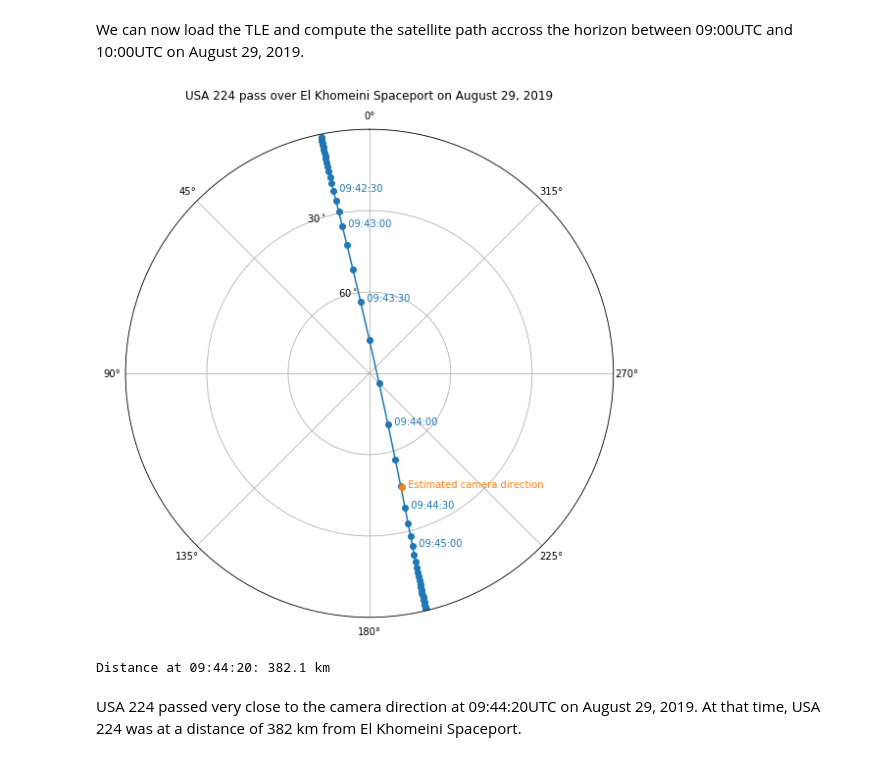
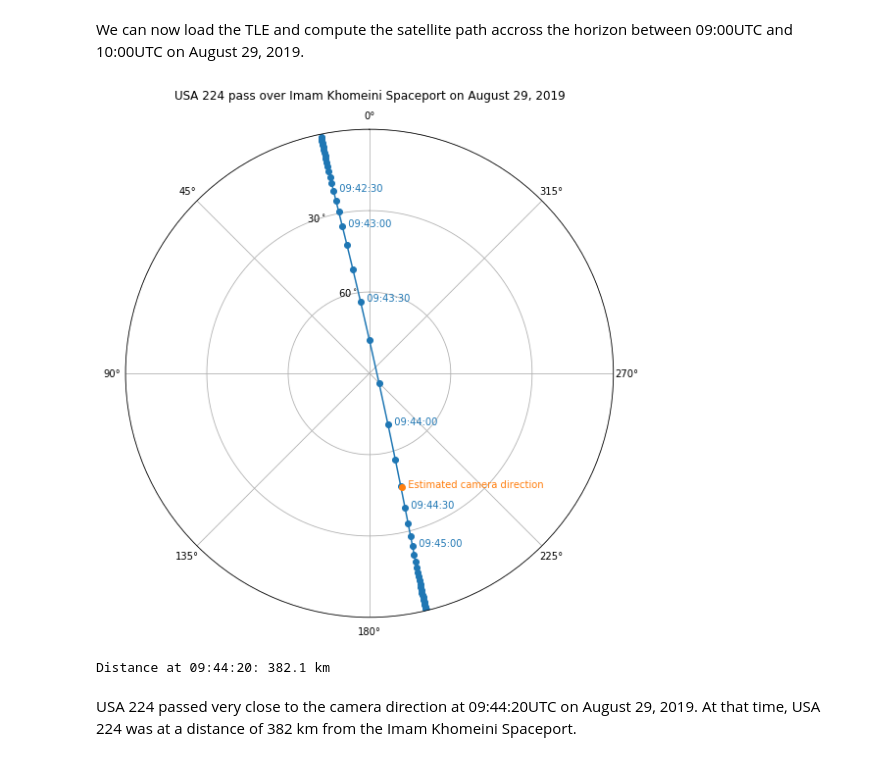
Before and after one commit to cbassa/satellite_analysis, a Jupyter notebook: nahid1_launch_failure_analysis.ipynb, the cells around one changed output. Drawn from its saved outputs; the diff is of its cells as text; code cells hidden in the pictures.

Commit message:
Fixed spaceport name

```diff
--- a/nahid1_launch_failure_analysis.ipynb
+++ b/nahid1_launch_failure_analysis.ipynb
@@ -138,26 +138,26 @@ dist = np.array(dist)
 # %%
 fig = plt.figure(figsize=(8, 8))
 ax = fig.add_subplot(111, projection='polar')
 ax.set_theta_offset(np.pi/2.0)
 #ax.set_theta_direction(-1)
 ax.plot(az, za)
 ax.plot(az, za, "C0o")
 ax.set_rticks([90, 60, 30, 0])
 ax.set_rgrids([90, 60, 30, 0], ["", "30$^\circ$", "60$^\circ$", ""])
 ax.plot(azimuth*np.pi/180.0, 90-elevation, "o")
 ax.text(azimuth*np.pi/180.0, 90-elevation, "  Estimated camera direction", color="C1")
 for i in range(0, len(az), 3):
     if za[i]<70.0:
         ax.text(az[i], za[i], "  %s" % times[i], color="C0")
 ax.grid(True)
 ax.bar(0, 90).remove()
 ax.set_rmax(90.0)
-ax.set_title("USA 224 pass over El Khomeini Spaceport on August 29, 2019")
+ax.set_title("USA 224 pass over Imam Khomeini Spaceport on August 29, 2019")
 
 plt.tight_layout()
 plt.savefig("usa224_pass.png", bbox_inches="tight")
 # %% [output]
-[figure, old version]
+[figure, new version]
 # %%
 for i in range(len(times)):
     if "09:44:20" in times[i]:
@@ -165,4 +165,4 @@ for i in range(len(times)):
 # %% [output]
 Distance at 09:44:20: 382.1 km
 # %% [markdown]
-USA 224 passed very close to the camera direction at 09:44:20UTC on August 29, 2019. At that time, USA 224 was at a distance of 382 km from El Khomeini Spaceport.
+USA 224 passed very close to the camera direction at 09:44:20UTC on August 29, 2019. At that time, USA 224 was at a distance of 382 km from the Imam Khomeini Spaceport.
```
Also changed, not shown: parts of 2 cells of this notebook.
